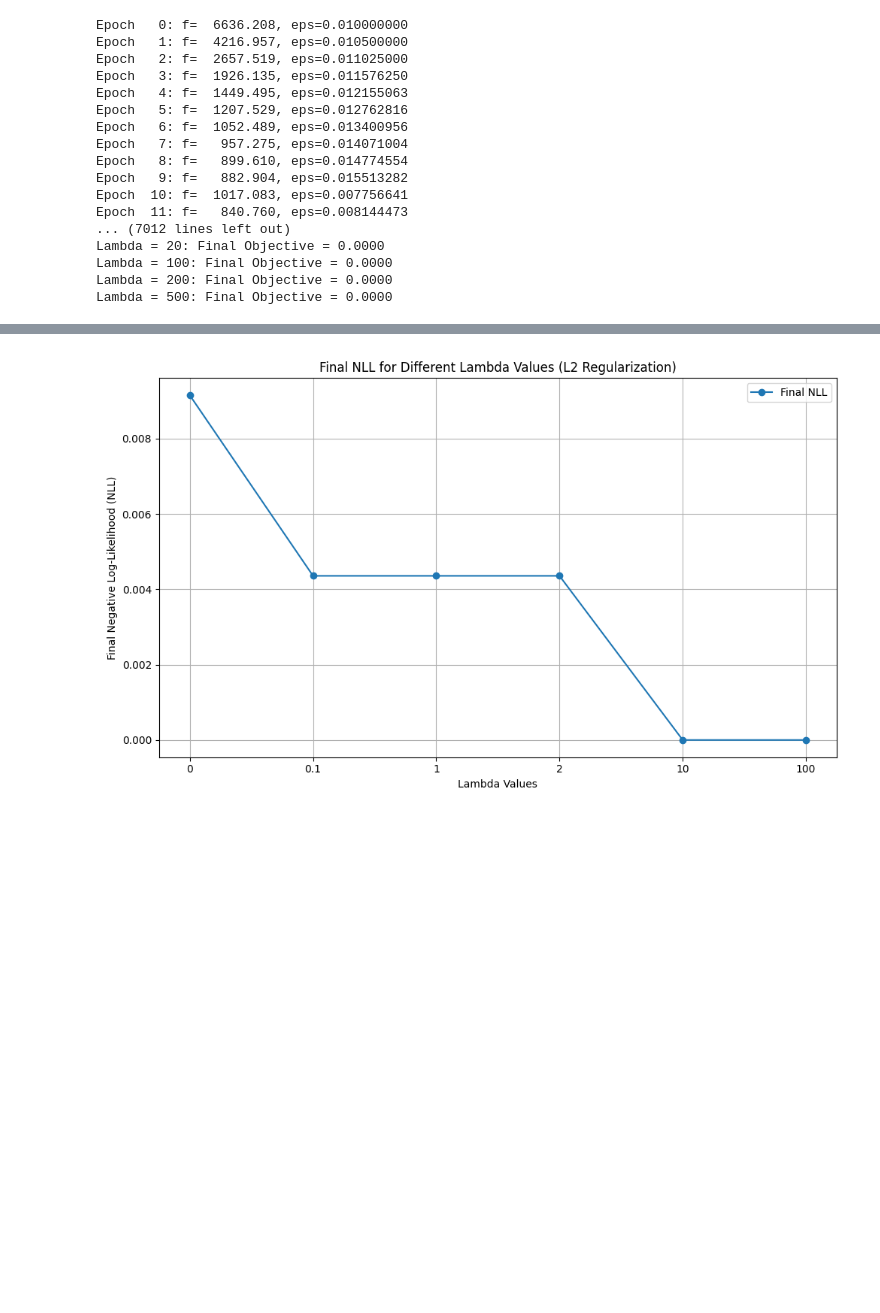
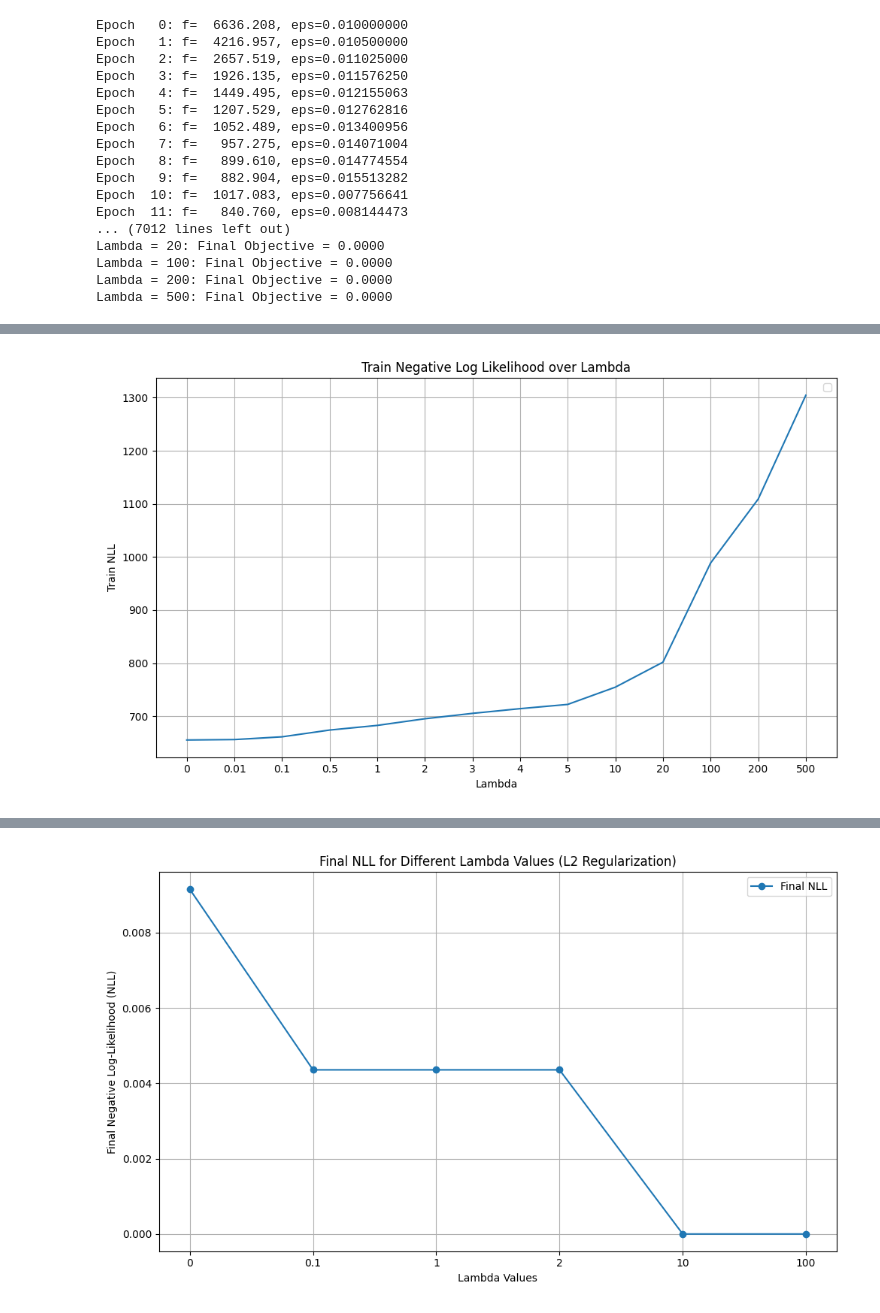
Before and after one commit to Tu2-prog/IE-675b-Machine-Learning-HWS24, a Jupyter notebook: a02-lr/a02-lr.ipynb, the cells around one changed output, grey strips where cells are left out. Cells and saved outputs as stored; diff of their text form; code cells hidden in the pictures; blank space fills up the shorter version.

Commit message:
merged my plots from 4b into main

```diff
--- a/a02-lr/a02-lr.ipynb
+++ b/a02-lr/a02-lr.ipynb
@@ -1076,6 +1076,7 @@ for lam in lam_values:
     # Store final weights and objective value after training
     results[str(lam)] = {
         'final_weights': wz,  # Final weight vector after optimization
+        'final_nll_values': vz,
         'final_objective': ez[-1]  # Final value of the objective function
     }
 
@@ -1122,0 +1124,5 @@ results
+# %%
+train_nll = {}
+for k, v in results.items():
+    print("lambda " + k +  ": " + str(v["final_nll_values"][-1]))
+    train_nll[k] = v["final_nll_values"][-1]
@@ -1122,0 +1144,22 @@ results
+# %%
+lambdas = list(train_nll.keys())
+
+# Extracting values for plotting
+train_nll_values = [train_nll[lam] for lam in lambdas]
+# Setting up the scatter plot
+plt.figure(figsize=(10, 6))
+
+plt.plot(lambdas, train_nll_values)
+
+# Adding labels and title
+plt.xlabel('Lambda')
+plt.ylabel('Train NLL')
+plt.title('Train Negative Log Likelihood over Lambda')
+plt.legend()
+plt.grid(True)
+
+# Show the plot
+plt.tight_layout()
+plt.show()
+# %% [output]
+[figure, added]
```
Also changed, not shown: parts of 17 cells of this notebook.
